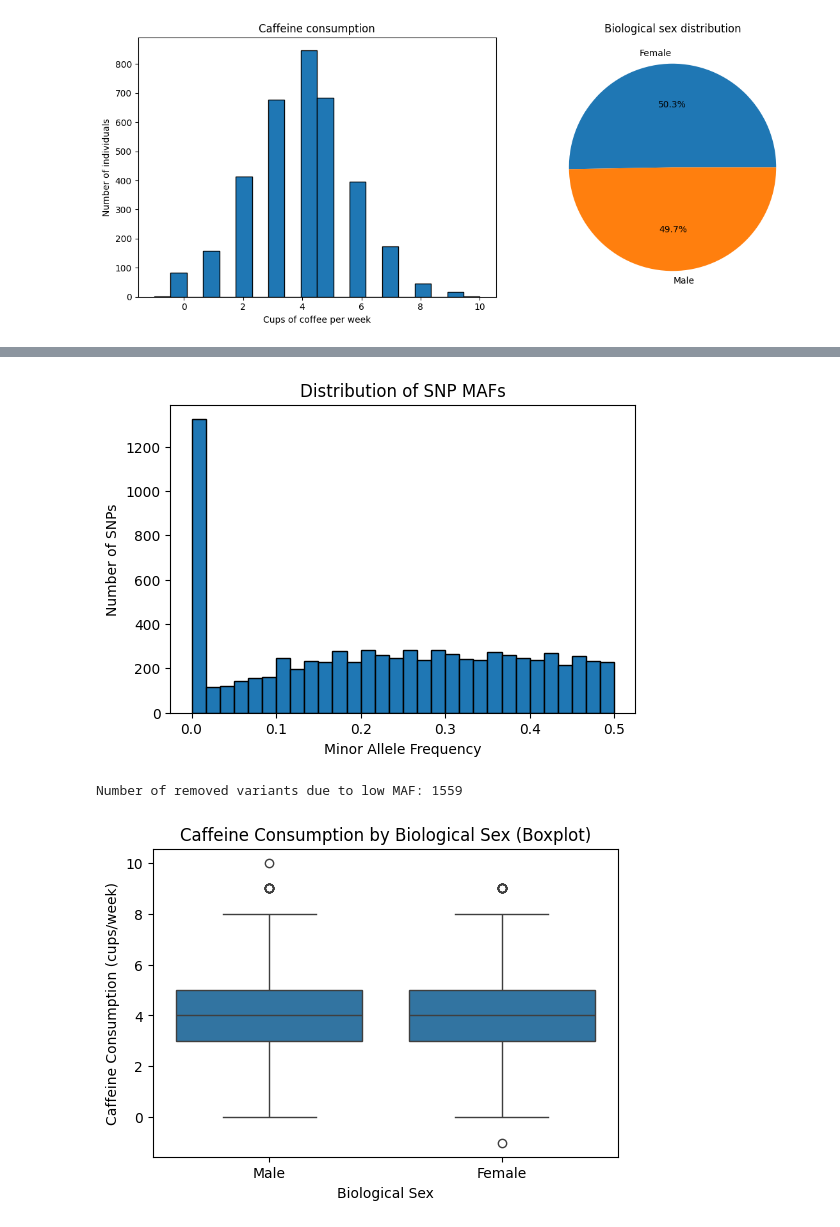
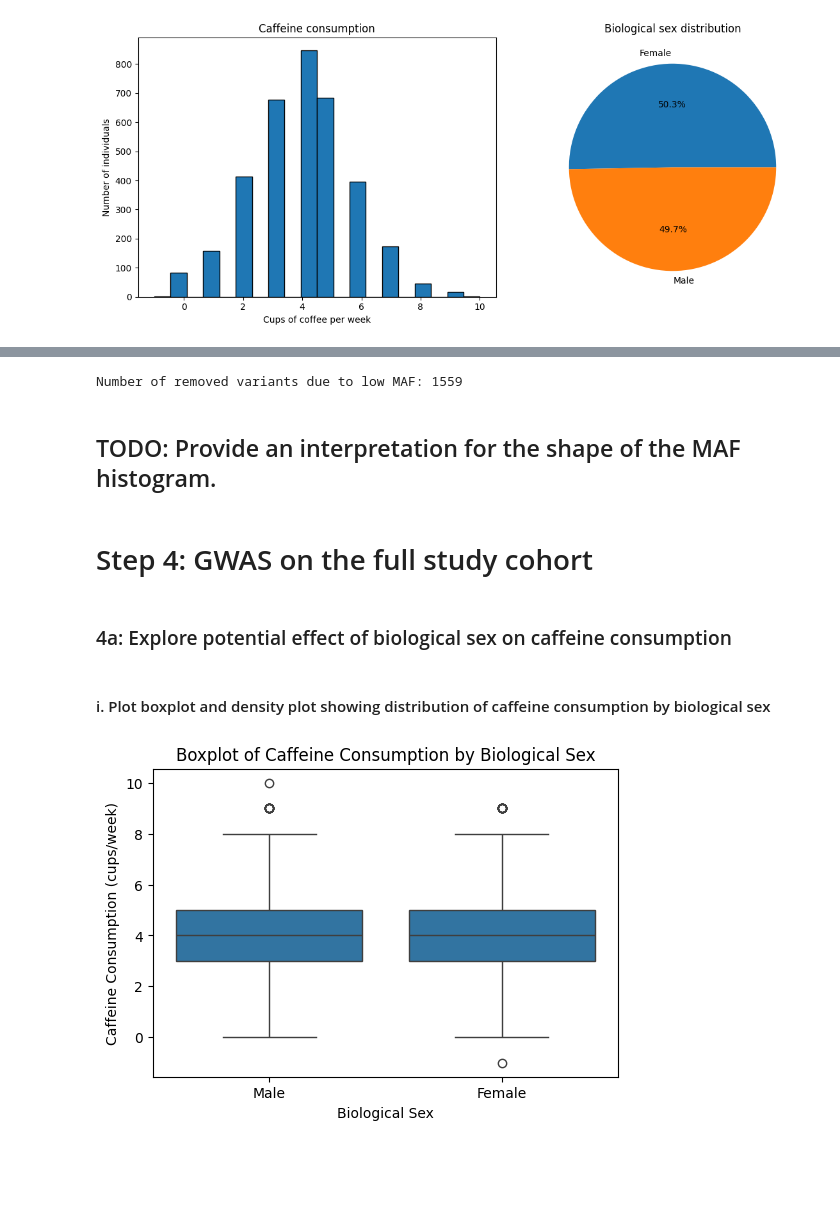
Before and after one commit to leaslive/GeneticsandGenomics, a Jupyter notebook: Genetics Project.ipynb, the cells around one changed output, grey strips where cells are left out. Drawn from its saved outputs; the diff is of its cells as text; code cells hidden in the pictures; blank space fills up the shorter version.

```diff
--- a/Genetics Project.ipynb
+++ b/Genetics Project.ipynb
@@ -117,48 +153,32 @@ def gt_to_num(gt):
 # %%
-# Convert GT to numeric
-geno_numeric = vcf_filtered[sample_cols].map(gt_to_num)
+# Remove variants whose MAF <= 5%
 
-# Allele frequency
-allele_count = geno_numeric.sum(axis=1)
-called = geno_numeric.notna().sum(axis=1)
-allele_total = 2 * called
-freq = allele_count / allele_total
-
-# Minor allele frequency
-maf = np.where(freq <= 0.5, freq, 1 - freq)
-vcf_filtered = vcf_filtered.copy()
-vcf_filtered["MAF"] = maf
-
-# Histogram
-plt.figure(figsize=(6,4))
-plt.hist(maf, bins=30, edgecolor="black")
-plt.xlabel("Minor Allele Frequency")
-plt.ylabel("Number of SNPs")
-plt.title("Distribution of SNP MAFs")
-plt.show()
-
-# Filtering
 vcf_maf_filtered = vcf_filtered[maf > 0.05]
-
 num_removed_maf = len(vcf_filtered) - len(vcf_maf_filtered)
 print("Number of removed variants due to low MAF: " + str(num_removed_maf))
 # %% [output]
-[figure, removed]
 Number of removed variants due to low MAF: 1559
+# %% [markdown]
+## TODO: Provide an interpretation for the shape of the MAF histogram.
+# %% [markdown]
+# Step 4: GWAS on the full study cohort
+# %% [markdown]
+### 4a: Explore potential effect of biological sex on caffeine consumption
+# %% [markdown]
+#### i. Plot boxplot and density plot showing distribution of caffeine consumption by biological sex
 # %%
-# SECTION 4: GWAS on the full study cohort
-# 4a: Explore potential effect of biological sex on caffeine consumption
+# Plot boxplot
 
 plt.figure(figsize=(6,4))
 sns.boxplot(
     data=annotations,
     x="isFemale",
     y="CaffeineConsumption"
 )
 plt.xticks([0,1], ["Male", "Female"])
 plt.xlabel("Biological Sex")
 plt.ylabel("Caffeine Consumption (cups/week)")
-plt.title("Caffeine Consumption by Biological Sex (Boxplot)")
+plt.title("Boxplot of Caffeine Consumption by Biological Sex")
 plt.show()
 # %% [output]
-[figure, old version]
+[figure, new version]
```
Also changed, not shown: parts of 16 cells of this notebook.
